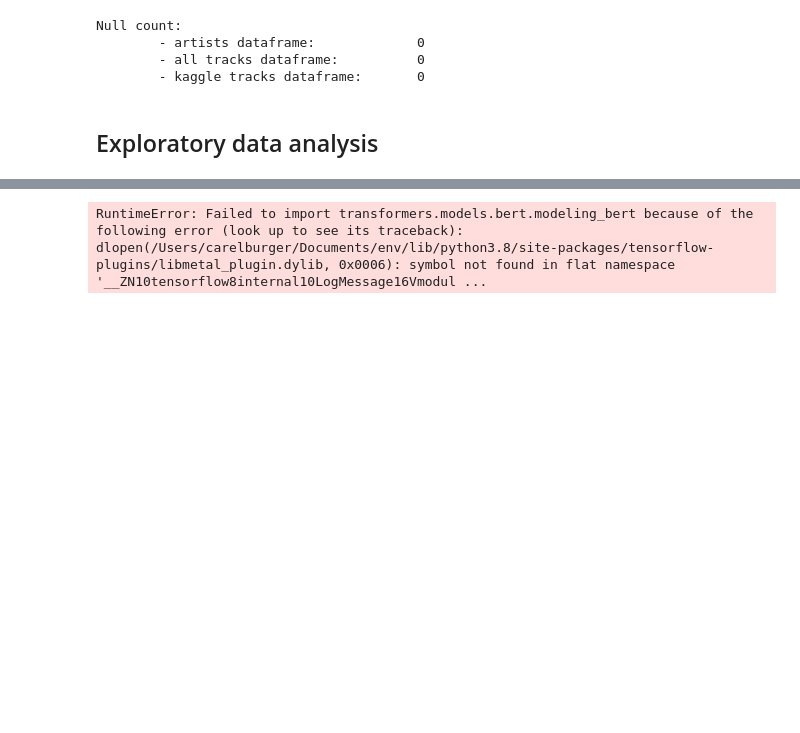
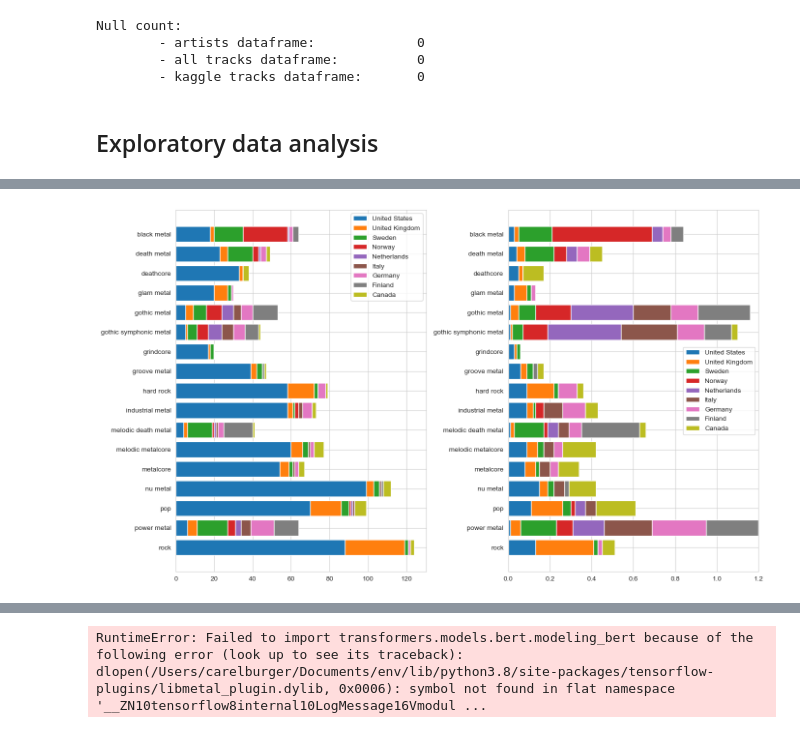
Before and after one commit to cjcdwburger/UOL_DSM020_CW2, a Jupyter notebook: CW2.ipynb, the cells around one changed output, grey strips where cells are left out. Cells and saved outputs as stored; diff of their text form; code cells hidden in the pictures; blank space fills up the shorter version.

```diff
--- a/CW2.ipynb
+++ b/CW2.ipynb
@@ -2180,0 +2253,6 @@ Null count:
+# %%
+
+countries = artists_grouped_df[artists_grouped_df['artist_count']>=10]
+countries_list = countries['origin'].to_list()
+
+countries_list
@@ -2180,0 +2269,67 @@ Null count:
+# %%
+
+def create_barplot(unique_genres, unique_countries, data_df, value_col, index):
+    bottom_vals = len(unique_genres)*[0]
+
+    # https://python-charts.com/part-whole/stacked-bar-chart-matplotlib/
+    for j in range(len(unique_countries)):
+        country = unique_countries[j]
+        artists_list = []
+        for i in range(len(unique_genres)):
+            genre = unique_genres[i]
+
+            num_artists = data_df[(data_df['genre']==genre) & (data_df['origin']==country)][value_col].values
+
+            if (len(num_artists)>0):
+                artists_val = num_artists[0]
+            else:
+                artists_val = 0
+
+            artists_list += [artists_val]
+
+        ax[index].barh(unique_genres, artists_list, left=bottom_vals, label=country)
+
+        for i in range(len(artists_list)):
+            bottom_vals[i] += artists_list[i]
+
+    ax[index].legend()
+    # ax[index].set(yticklabels=[])
+    # ax[index].set(ylabel=None)
+
+
+# Select artists in countries
+artists_copy_df = artists_df[artists_df['origin'].isin(countries_list)]
+
+# Explode dataframe on genre
+artist_genres_df = artists_copy_df.explode('genres')
+artist_genres_df.rename(columns={'genres':'genre'}, inplace=True)
+artist_genres_df.head(10)
+
+# Calculate artist counts per genre for each country of origin
+grouped_df = artist_genres_df.groupby(['genre', 'origin']).agg(artist_count=('artist', 'count'))
+grouped_df.reset_index(inplace=True)
+
+# Calculate percentage artists dataframe
+grouped_frac_df = grouped_df.copy()
+grouped_frac_df = grouped_frac_df.merge(grouped_frac_df.groupby('origin').sum().reset_index(), on='origin')
+grouped_frac_df['percentage_artists'] = (grouped_frac_df['artist_count_x']/grouped_frac_df['artist_count_y']).round(2)
+
+
+unique_genres = np.unique(grouped_df['genre'])
+unique_countries = np.unique(grouped_df['origin'])
+
+unique_genres.sort()
+unique_countries.sort()
+
+unique_genres = unique_genres[::-1]
+unique_countries = unique_countries[::-1]
+
+fig, ax = plt.subplots(1, 2, figsize=(14, 8))
+
+
+create_barplot(unique_genres, unique_countries, grouped_df, 'artist_count', 0)
+create_barplot(unique_genres, unique_countries, grouped_frac_df, 'percentage_artists', 1)
+plt.tight_layout()
+plt.show()
+# %% [output]
+[figure, added]
```
Also changed, not shown: parts of 13 cells of this notebook.
